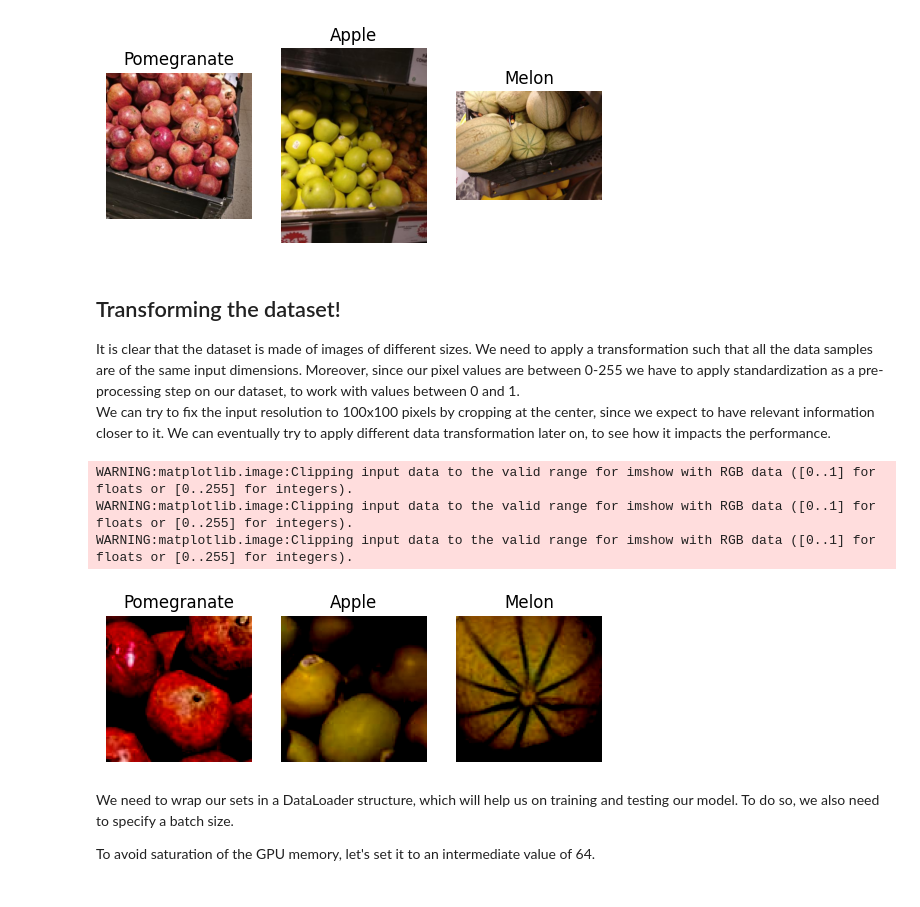
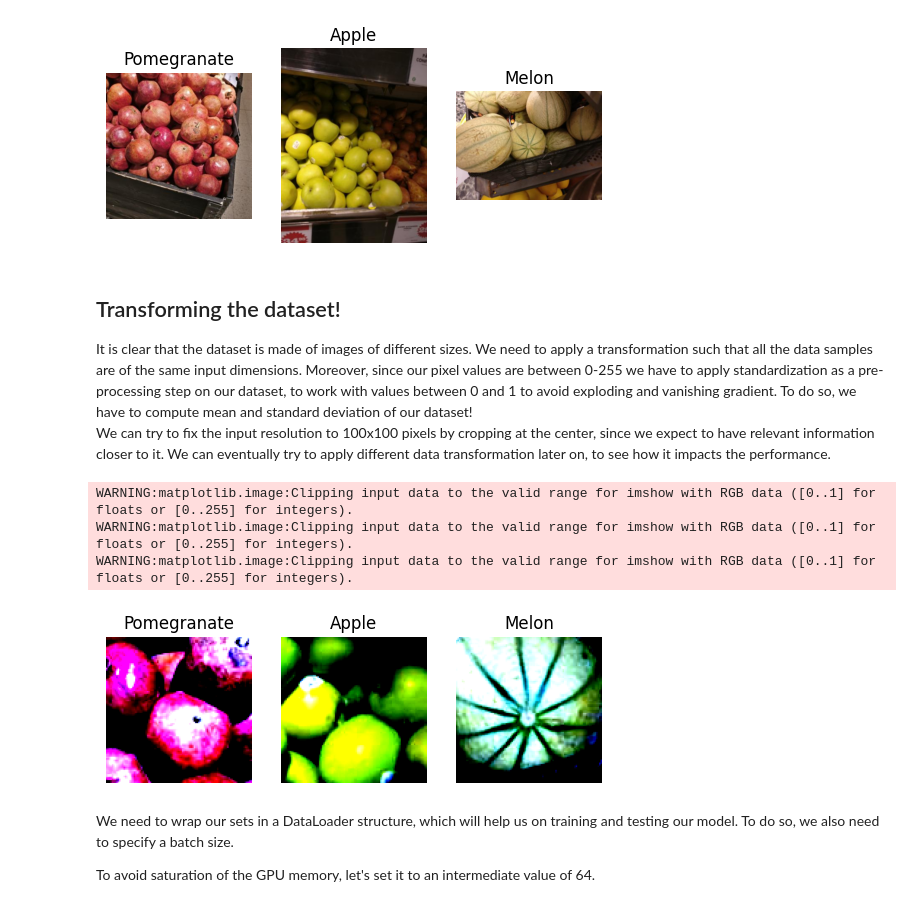
Before and after one commit to ncridlig/IPCV-UniBo, a Jupyter notebook: module2/assignment_module_2.ipynb, the cells around one changed output. Drawn from its saved outputs; the diff is of its cells as text; code cells hidden in the pictures.

```diff
--- a/module2/assignment_module_2.ipynb
+++ b/module2/assignment_module_2.ipynb
@@ -247,6 +248,34 @@ def test_model(model, best_params, dl=test_dl, str='Test'):
             correct += ncorrect(outputs, labels).item()
 
         print(f'{str} Accuracy: {100 * correct / total:.2f}%')
+# %%
+def mean_std(DatasetClass, size):
+  transform = T.Compose([
+      T.ToTensor(),
+      T.CenterCrop((size,size))
+  ])
+
+  train_dataset = DatasetClass(split='train', transform=transform)
+  dataloader = DataLoader(train_dataset, batch_size=64, shuffle=True)
+
+    # Initialize variables to calculate the mean and std
+  mean = torch.zeros(3)
+  std = torch.zeros(3)
+  n_samples = 0
+
+  # Iterate through the dataset
+  for images, _ in dataloader:
+      batch_samples = images.size(0)  # Batch size (the last batch can have fewer samples)
+      images = images.view(batch_samples, images.size(1), -1)  # Reshape to [B, C, H*W]
+
+      mean += images.mean(2).sum(0)  # Sum up the mean of each channel
+      std += images.std(2).sum(0)    # Sum up the std of each channel
+      n_samples += batch_samples
+
+  mean /= n_samples
+  std /= n_samples
+
+  return mean, std
 # %% [markdown]
 ## Dataset Class definition
 # %%
@@ -336,31 +365,33 @@ for i, idx in enumerate([1024, 6, 524]): # plotting different images of the trai
 [figure]
 # %% [markdown]
 ## Transforming the dataset!
-It is clear that the dataset is made of images of different sizes. We need to apply a transformation such that all the data samples are of the same input dimensions. Moreover, since our pixel values are between 0-255 we have to apply standardization as a pre-processing step on our dataset, to work with values between 0 and 1.
+It is clear that the dataset is made of images of different sizes. We need to apply a transformation such that all the data samples are of the same input dimensions. Moreover, since our pixel values are between 0-255 we have to apply standardization as a pre-processing step on our dataset, to work with values between 0 and 1 to avoid exploding and vanishing gradient. To do so, we have to compute mean and standard deviation of our dataset!
 We can try to fix the input resolution to 100x100 pixels by cropping at the center, since we expect to have relevant information closer to it. We can eventually try to apply different data transformation later on, to see how it impacts the performance.
 # %%
+mean, std = mean_std(GroceryStoreDataset, 100)
+
 transform = T.Compose([
     T.ToTensor(),
     T.CenterCrop((100,100)),
-    T.Normalize(mean=(0.5,0.5,0.5), std=(0.5,0.5,0.5))
+    T.Normalize(mean=mean, std=std)
 ])
 
 train_dataset = GroceryStoreDataset(split='train', transform=transform)
 val_dataset = GroceryStoreDataset(split='val', transform=transform)
 test_dataset = GroceryStoreDataset(split='test', transform=transform)
 
 _, ax = plt.subplots(1, 3)
 
 for i, idx in enumerate([1024, 6, 524]):
     img, label = train_dataset[idx]
     ax[i].imshow(img.permute(1, 2, 0))
     ax[i].set_title(label_to_name.get(label))
     ax[i].axis("off")
 # %% [output]
 WARNING:matplotlib.image:Clipping input data to the valid range for imshow with RGB data ([0..1] for floats or [0..255] for integers).
 WARNING:matplotlib.image:Clipping input data to the valid range for imshow with RGB data ([0..1] for floats or [0..255] for integers).
 WARNING:matplotlib.image:Clipping input data to the valid range for imshow with RGB data ([0..1] for floats or [0..255] for integers).
-[figure, old version]
+[figure, new version]
 # %% [markdown]
 We need to wrap our sets in a DataLoader structure, which will help us on training and testing our model. To do so, we also need to specify a batch size.
 
```
Also changed, not shown: parts of 55 cells of this notebook, 2 other files.
